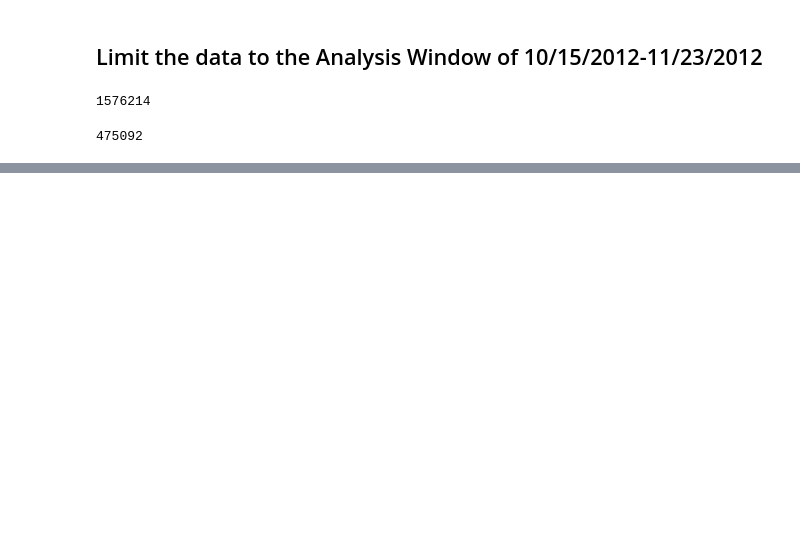
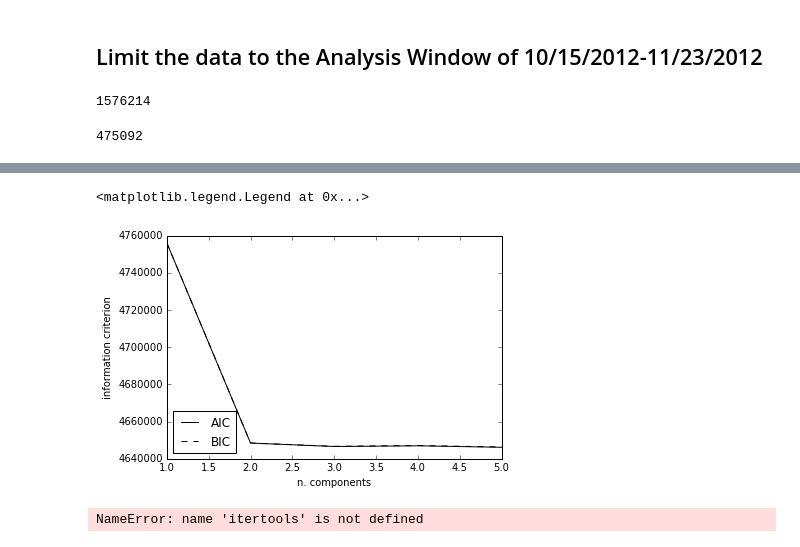
Before and after one commit to marinkala/ReplyNetworks, a Jupyter notebook: addGMMtoFigures.ipynb, the cells around one changed output, grey strips where cells are left out. Saved outputs shown, nothing was run; the diff lists cells and outputs as text; code cells hidden in the pictures; blank space fills up the shorter version.

```diff
--- a/addGMMtoFigures.ipynb
+++ b/addGMMtoFigures.ipynb
@@ -84,0 +93,13 @@ max(temp)
+# %%
+logData=np.reshape(temp, (len(temp),1))
+# %%
+# fit models with 1-10 components
+N = np.arange(1, 6)
+models = [None for i in range(len(N))]
+
+for i in range(len(N)):
+    models[i] = GMM(N[i]).fit(logData)
+# %%
+# compute the AIC and the BIC
+AIC = [m.aic(logData) for m in models]
+BIC = [m.bic(logData) for m in models]
@@ -84,0 +108,48 @@ max(temp)
+# %%
+plt.plot(N, AIC, '-k', label='AIC')
+plt.plot(N, BIC, '--k', label='BIC')
+plt.xlabel('n. components')
+plt.ylabel('information criterion')
+plt.legend(loc=3)
+# %% [output]
+<matplotlib.legend.Legend at 0x...>
+[figure, added]
+# %%
+lowest_bic = np.infty
+bic = []
+n_components_range = range(1, 7)
+cv_types = ['spherical', 'tied', 'diag', 'full']
+for cv_type in cv_types:
+    for n_components in n_components_range:
+        # Fit a Gaussian mixture with EM
+        gmm = mixture.GaussianMixture(n_components=n_components,
+                                      covariance_type=cv_type)
+        gmm.fit(logData)
+        bic.append(gmm.bic(logData))
+        if bic[-1] < lowest_bic:
+            lowest_bic = bic[-1]
+            best_gmm = gmm
+
+bic = np.array(bic)
+color_iter = itertools.cycle(['navy', 'turquoise', 'cornflowerblue',
+                              'darkorange'])
+clf = best_gmm
+bars = []
+
+# Plot the BIC scores
+spl = plt.subplot(2, 1, 1)
+for i, (cv_type, color) in enumerate(zip(cv_types, color_iter)):
+    xpos = np.array(n_components_range) + .2 * (i - 2)
+    bars.append(plt.bar(xpos, bic[i * len(n_components_range):
+                                  (i + 1) * len(n_components_range)],
+                        width=.2, color=color))
+plt.xticks(n_components_range)
+plt.ylim([bic.min() * 1.01 - .01 * bic.max(), bic.max()])
+plt.title('BIC score per model')
+xpos = np.mod(bic.argmin(), len(n_components_range)) + .65 +\
+    .2 * np.floor(bic.argmin() / len(n_components_range))
+plt.text(xpos, bic.min() * 0.97 + .03 * bic.max(), '*', fontsize=14)
+spl.set_xlabel('Number of components')
+spl.legend([b[0] for b in bars], cv_types)
+# %% [output]
+NameError: name 'itertools' is not defined
```
Also changed, not shown: parts of 17 cells of this notebook, 12 other files.
